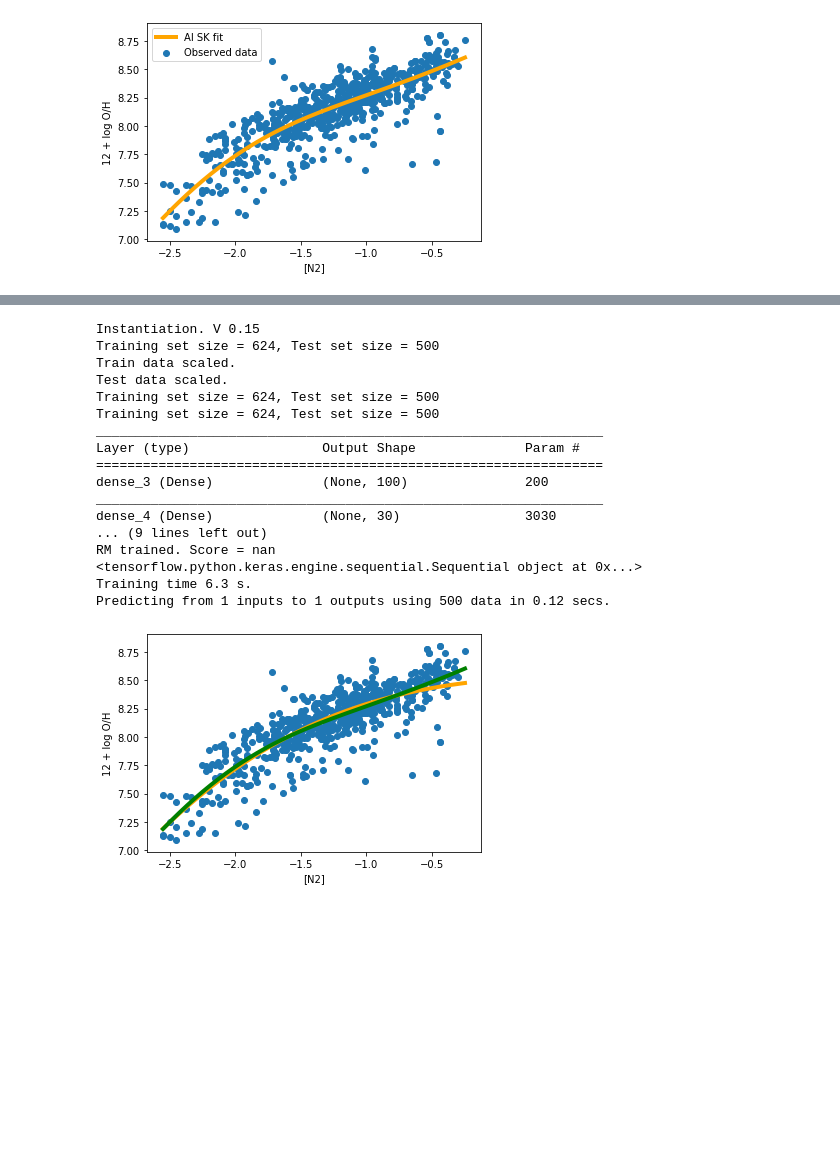
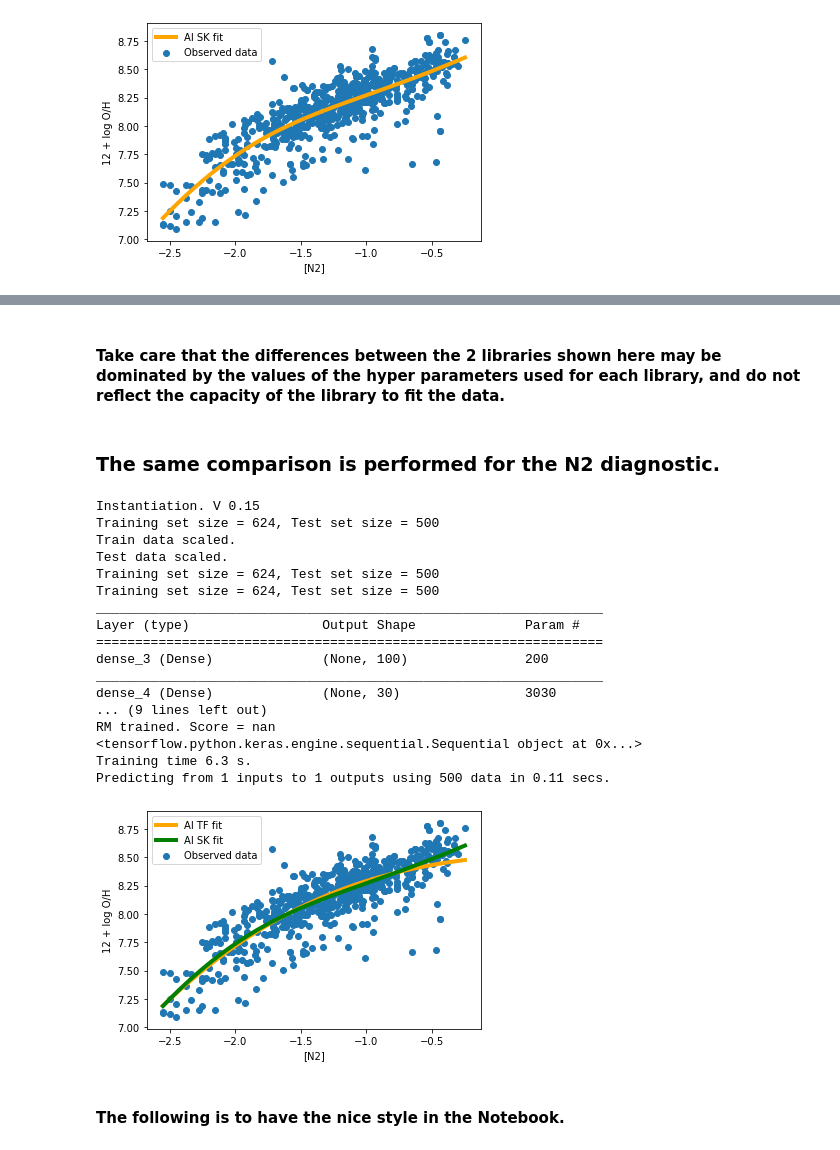
Before and after one commit to Morisset/AI4neb, a Jupyter notebook: docs/OxygenDiags.ipynb, the cells around one changed output, grey strips where cells are left out. Cells and saved outputs as stored; diff of their text form; code cells hidden in the pictures; blank space fills up the shorter version.

```diff
--- a/docs/OxygenDiags.ipynb
+++ b/docs/OxygenDiags.ipynb
@@ -200,5 +246,9 @@ Training time 4.6 s.
 Predicting from 1 inputs to 1 outputs using 500 data in 0.05 secs.
 [figure]
+# %% [markdown]
+#### Take care that the differences between the 2 libraries shown here may be dominated by the values of the hyper parameters used for each library, and do not reflect the capacity of the library to fit the data.
+# %% [markdown]
+### The same comparison is performed for the N2 diagnostic.
 # %%
 diag = '[N2]'
 X_test = np.linspace(np.min(t[diag]), np.max(t[diag]), 500)
@@ -211,33 +261,36 @@ RM = tm.manage_RM(RM_type='Keras',
                   random_seed=20)
 RM.init_RM(hidden_layer_sizes=(100,30),
            activation='tanh',
            solver='adam',
            epochs=100)
 RM.train_RM()
 RM.predict(scoring=False)
 y = RM.pred
 f, ax = plt.subplots()
 ax.scatter(t[diag], t['Ab(O)'], label='Observed data')
 ax.plot(X_test, y, linewidth=4, c='orange', label='AI TF fit')
 ax.plot(X_test, RM2.pred, linewidth=4, c='green', label='AI SK fit')
 ax.set_xlabel(diag)
-ax.set_ylabel('12 + log O/H');
+ax.set_ylabel('12 + log O/H')
+ax.legend();
 # %% [output]
 Instantiation. V 0.15
 Training set size = 624, Test set size = 500
 Train data scaled.
 Test data scaled.
 Training set size = 624, Test set size = 500
 Training set size = 624, Test set size = 500
 _________________________________________________________________
 Layer (type)                 Output Shape              Param #
 =================================================================
 dense_3 (Dense)              (None, 100)               200
 _________________________________________________________________
 dense_4 (Dense)              (None, 30)                3030
 ... (9 lines left out)
 RM trained. Score = nan
 <tensorflow.python.keras.engine.sequential.Sequential object at 0x...>
 Training time 6.3 s.
-Predicting from 1 inputs to 1 outputs using 500 data in 0.12 secs.
+Predicting from 1 inputs to 1 outputs using 500 data in 0.11 secs.
-[figure, old version]
+[figure, new version]
+# %% [markdown]
+#### The following is to have the nice style in the Notebook.
```
Also changed, not shown: parts of 29 cells of this notebook, 2 other files.
